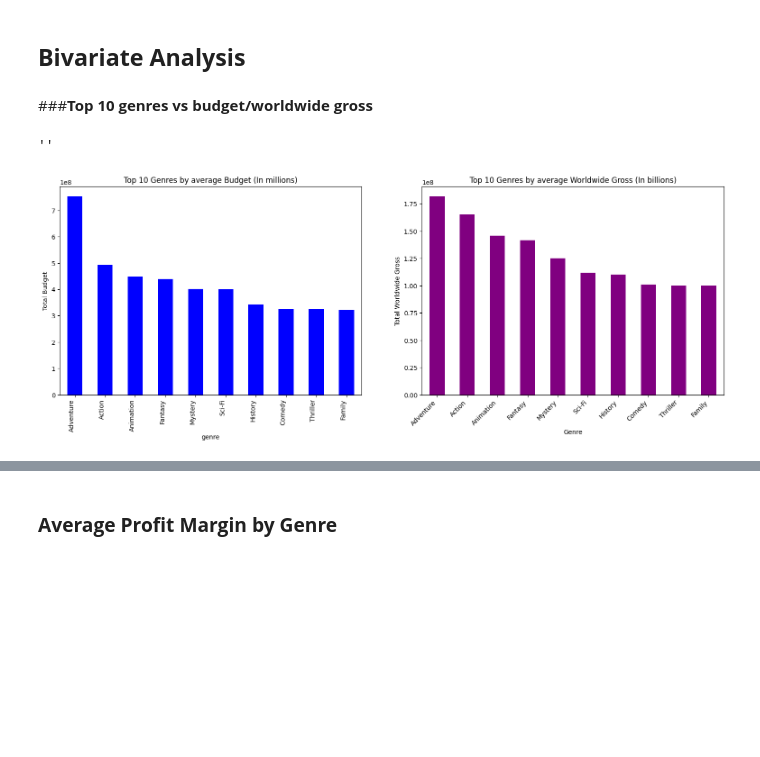
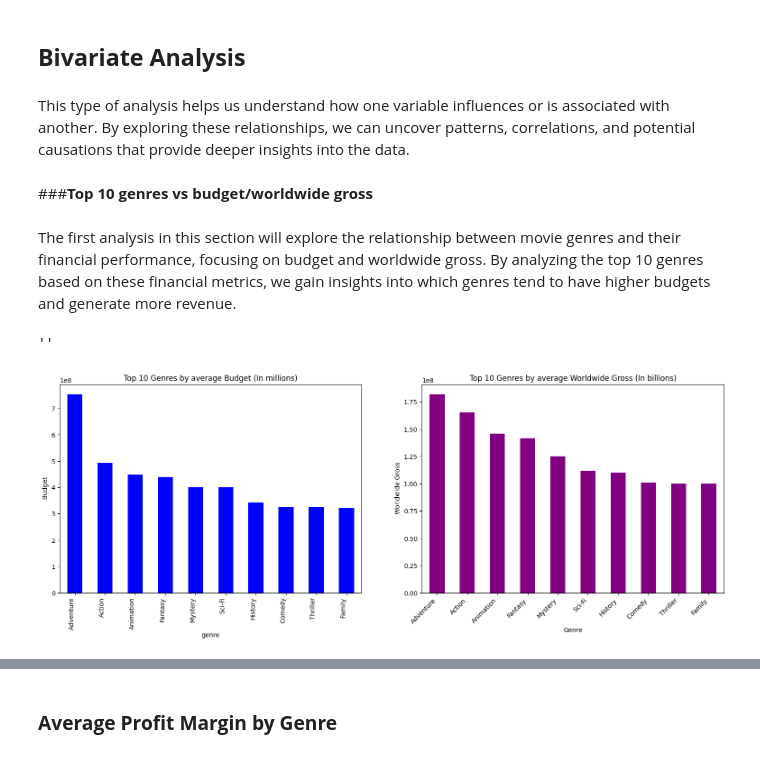
Before and after one commit to Churabros/Moringa_phase2_project, a Jupyter notebook: Phase_2_Project.ipynb, the cells around one changed output, grey strips where cells are left out. Cells and saved outputs as stored; diff of their text form; code cells hidden in the pictures; blank space fills up the shorter version.

```diff
--- a/Phase_2_Project.ipynb
+++ b/Phase_2_Project.ipynb
@@ -574,31 +607,34 @@ plt.show()
 # %% [markdown]
 ## **Bivariate Analysis**
+# %% [markdown]
+This type of analysis helps us understand how one variable influences or is associated with another. By exploring these relationships, we can uncover patterns, correlations, and potential causations that provide deeper insights into the data.
 # %% [markdown]
 ###**Top 10 genres vs budget/worldwide gross**
+# %% [markdown]
+The first analysis in this section will explore the relationship between movie genres and their financial performance, focusing on budget and worldwide gross. By analyzing the top 10 genres based on these financial metrics, we gain insights into which genres tend to have higher budgets and generate more revenue.
 # %%
 # Split genres and create a new DataFrame with individual genres
 genre_split = merged_df['genres'].str.split(',', expand=True).stack().reset_index(drop=True)
 genre_df = merged_df.drop(columns='genres').join(genre_split.rename('genre'))
 
 # Aggregate by genre for budget and worldwide gross
 genre_budget = genre_df.groupby('genre')['budget'].mean().sort_values(ascending=False)
-
+# Calculate average worldwide gross by genre
+genre_worldwide_gross = genre_df.groupby('genre')['worldwide_gross'].mean().sort_values(ascending=False)
 fig, (ax1, ax2) = plt.subplots(1, 2, figsize=(19, 6))
 #Top 10 Genres by average Budget
 genre_budget.head(10).plot(kind='bar', color='purple', ax=ax2)
 ax1.set_title('Top 10 Genres by average Budget (In millions)')
 ax1.set_xlabel('Genre')
 ax1.set_ylabel(' Budget')
 ax1.set_xticklabels(genre_budget.head(10).index, rotation=45, ha='right')
 #Top 10 Genres by average Worldwide Gross
 genre_worldwide_gross.head(10).plot(kind='bar', color='blue', ax=ax1)
 ax2.set_title('Top 10 Genres by average Worldwide Gross (In billions)')
 ax2.set_xlabel('Genre')
 ax2.set_ylabel(' Worldwide Gross')
 ax2.set_xticklabels(genre_worldwide_gross.head(10).index, rotation=45, ha='right')
-
-
 ;
 # %% [output]
 ''
-[figure, old version]
+[figure, new version]
```
Also changed, not shown: parts of 44 cells of this notebook.
